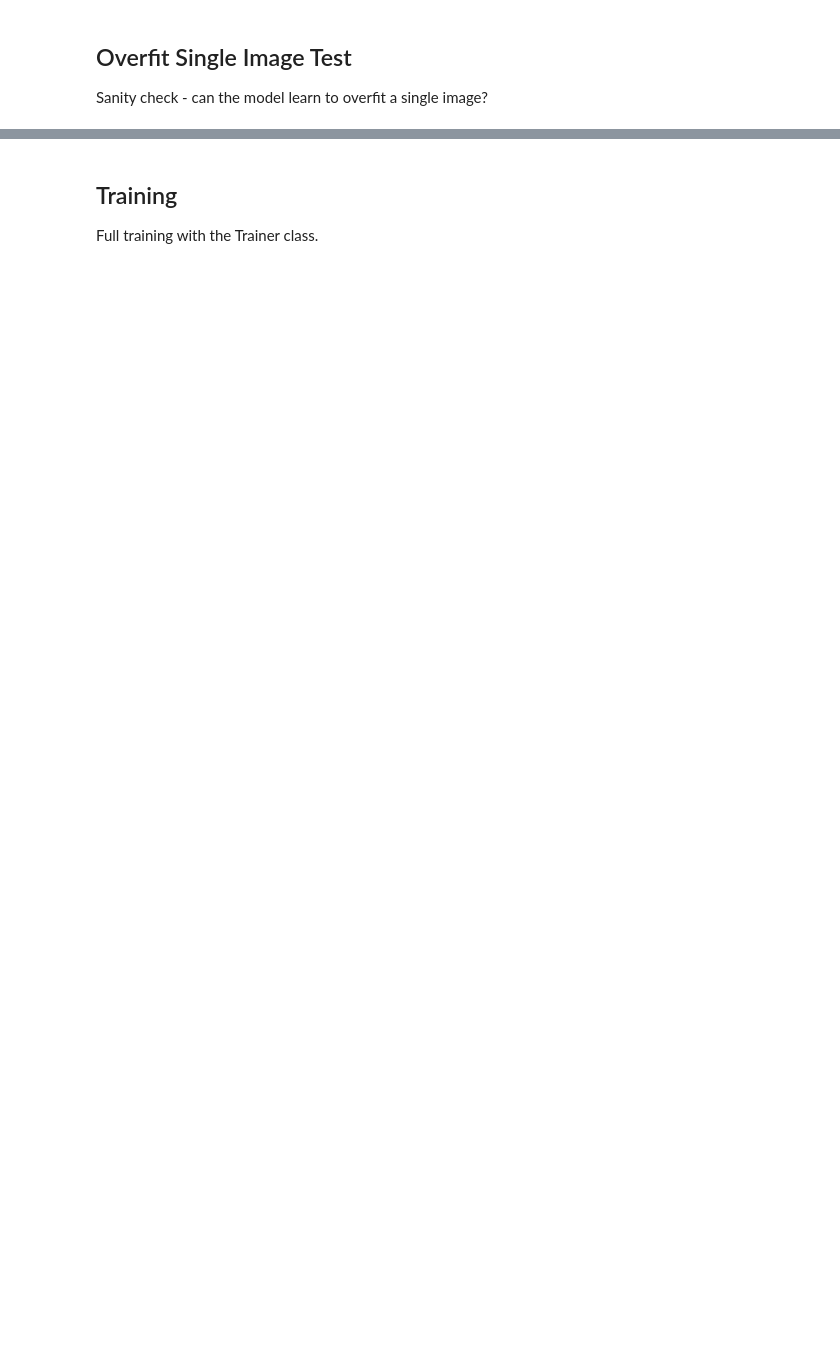
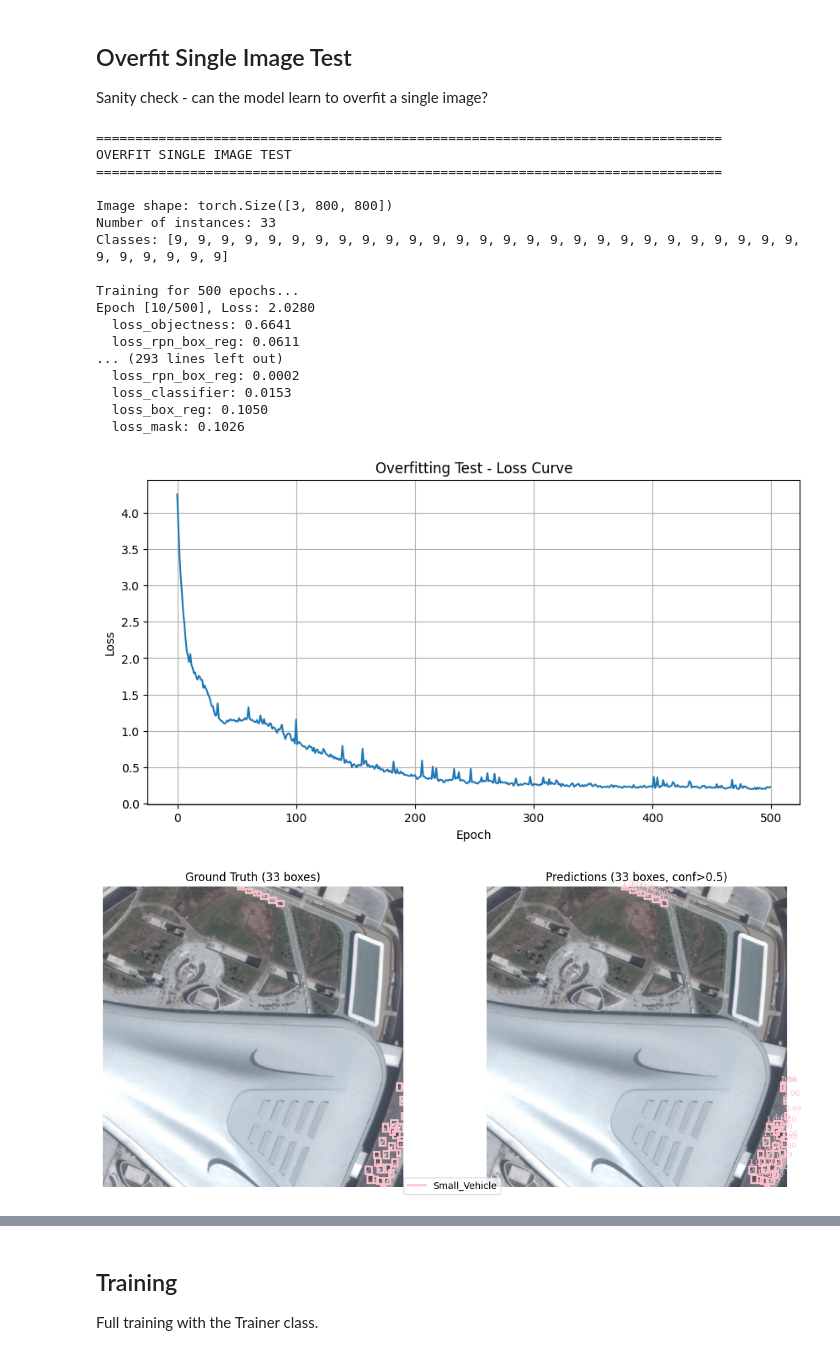
Before and after one commit to michaelo-ponteski/isaid-instance-segmentation, a Jupyter notebook: notebooks/01_training.ipynb, the cells around one changed output, grey strips where cells are left out. Saved outputs shown, nothing was run; the diff lists cells and outputs as text; code cells hidden in the pictures; blank space fills up the shorter version.

```diff
--- a/notebooks/01_training.ipynb
+++ b/notebooks/01_training.ipynb
@@ -74,5 +115,25 @@ print(f"Model size: {info['model_size_mb']:.1f} MB")
 Sanity check - can the model learn to overfit a single image?
 # %%
 losses, preds = overfit_single_image_test(
-    model, train_dataset, idx=19, num_epochs=100, device=device
+    model, train_dataset, idx=19, num_epochs=500, device=device
 )
+# %% [output]
+================================================================================
+OVERFIT SINGLE IMAGE TEST
+================================================================================
+
+Image shape: torch.Size([3, 800, 800])
+Number of instances: 33
+Classes: [9, 9, 9, 9, 9, 9, 9, 9, 9, 9, 9, 9, 9, 9, 9, 9, 9, 9, 9, 9, 9, 9, 9, 9, 9, 9, 9, 9, 9, 9, 9, 9, 9]
+
+Training for 500 epochs...
+Epoch [10/500], Loss: 2.0280
+  loss_objectness: 0.6641
+  loss_rpn_box_reg: 0.0611
+... (293 lines left out)
+  loss_rpn_box_reg: 0.0002
+  loss_classifier: 0.0153
+  loss_box_reg: 0.1050
+  loss_mask: 0.1026
+[figure, added]
+[figure, added]
```
Also changed, not shown: parts of 20 cells of this notebook, 1 other file.
